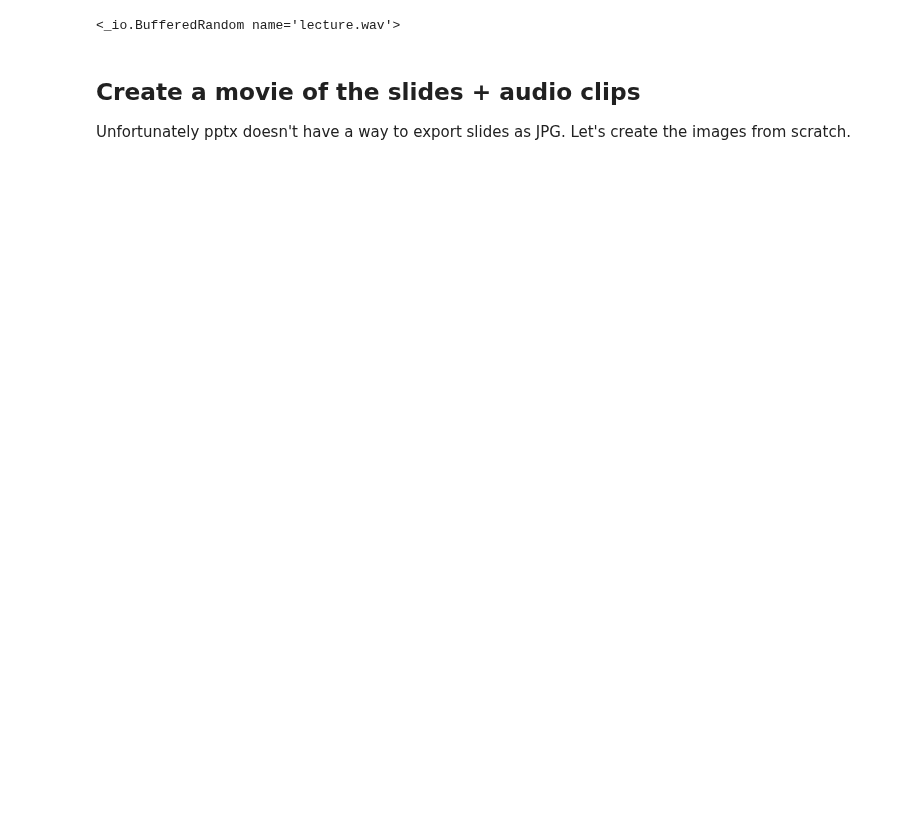
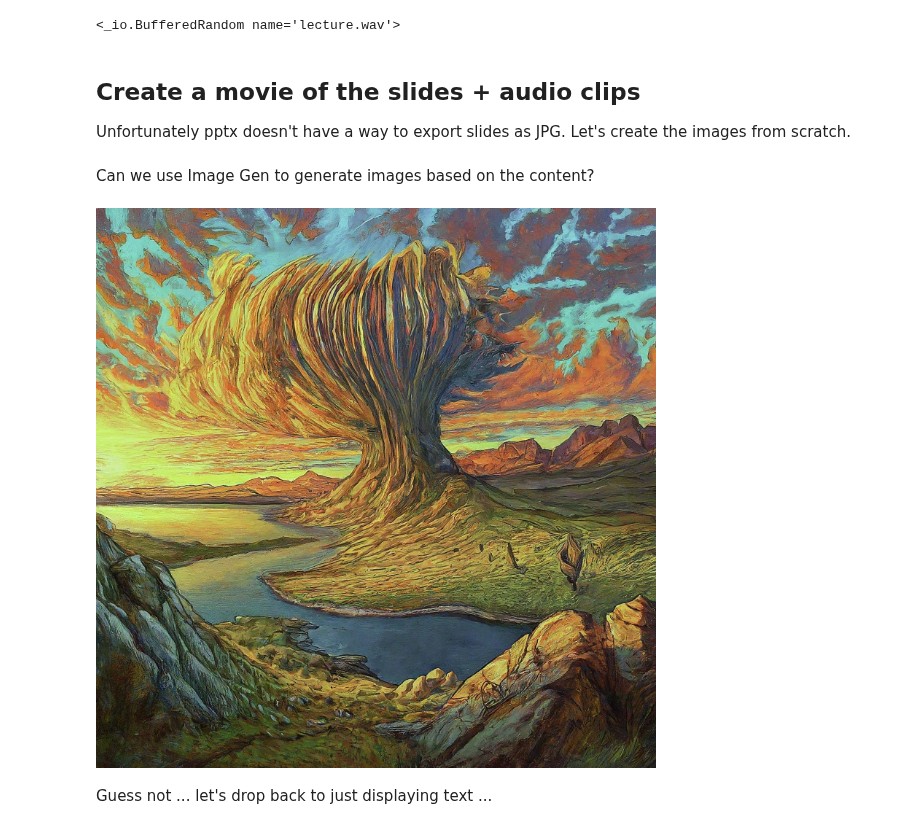
Before and after one commit to lakshmanok/lakblogs, a Jupyter notebook: genai_seminar/create_lecture.ipynb, the cells around one changed output. Cells and saved outputs as stored; diff of their text form; code cells hidden in the pictures; blank space fills up the shorter version.

```diff
--- a/genai_seminar/create_lecture.ipynb
+++ b/genai_seminar/create_lecture.ipynb
@@ -219,3 +261,5 @@ Unfortunately pptx doesn't have a way to export slides as JPG. Let's create the
 import json
 with open("lecture.json", "r") as ifp:
     lecture = json.load(ifp)
+# %% [markdown]
+Can we use Image Gen to generate images based on the content?
@@ -222,3 +279,10 @@ with open("lecture.json", "r") as ifp:
+# %%
+from IPython.display import Image
+Image("./img0.jpg")
+# %% [output]
+[figure, added]
+# %% [markdown]
+Guess not ... let's drop back to just displaying text ...
 # %%
 # draw_multiline_text_2.py
 
```
Also changed, not shown: parts of 22 cells of this notebook.
